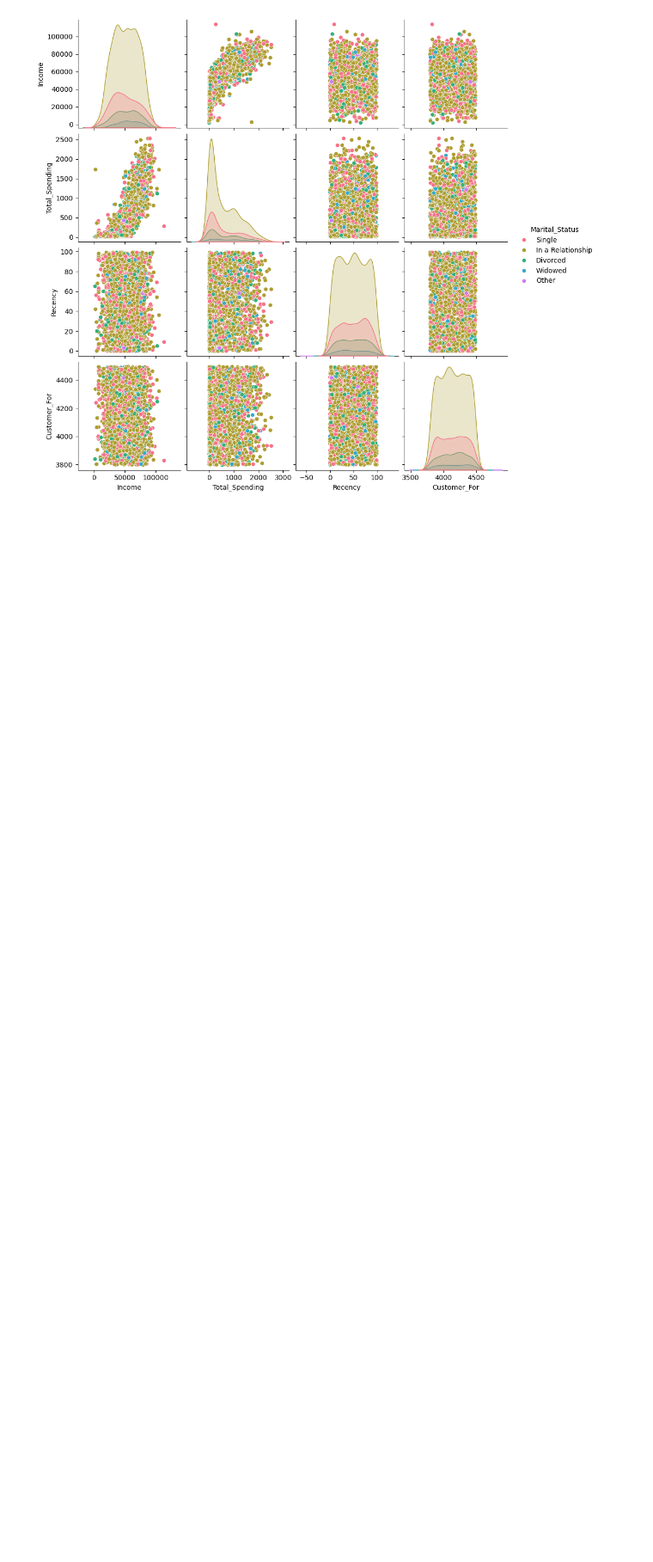
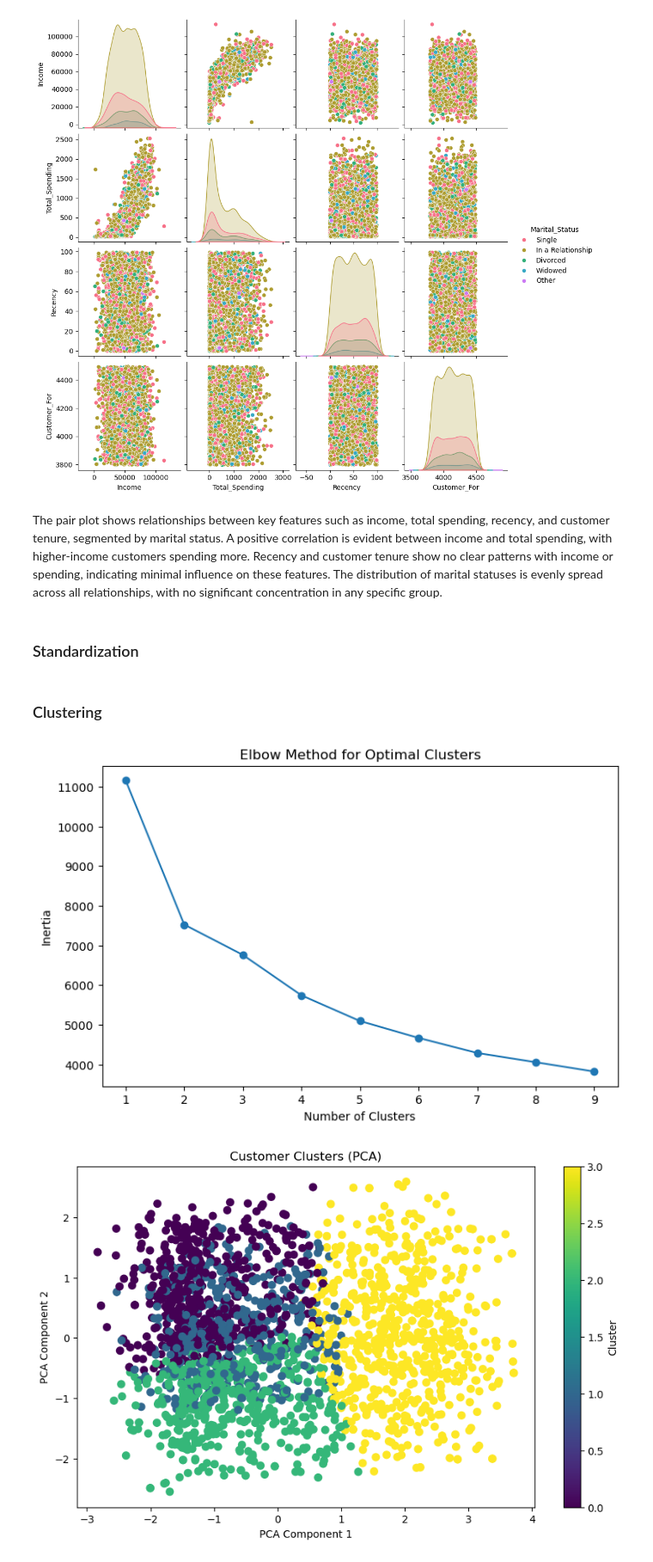
Before and after one commit to aryaandperimeter/Customer-Personality-Analysis, a Jupyter notebook: cpa.ipynb, the cells around one changed output. Shown at 86% size. Cells and saved outputs as stored; diff of their text form; code cells hidden in the pictures; blank space fills up the shorter version.

```diff
--- a/cpa.ipynb
+++ b/cpa.ipynb
@@ -281,3 +324,46 @@ sns.pairplot(data, vars=['Income', 'Total_Spending', 'Recency', 'Customer_For'],
 plt.show()
 # %% [output]
 [figure]
+# %% [markdown]
+The pair plot shows relationships between key features such as income, total spending, recency, and customer tenure, segmented by marital status. A positive correlation is evident between income and total spending, with higher-income customers spending more. Recency and customer tenure show no clear patterns with income or spending, indicating minimal influence on these features. The distribution of marital statuses is evenly spread across all relationships, with no significant concentration in any specific group.
+# %% [markdown]
+<h3>Standardization</h3>
+# %%
+# cell explanation: standardizing features
+from sklearn.preprocessing import StandardScaler
+features = ['Income', 'Total_Spending', 'Recency', 'Customer_For', 'Children']
+scaler = StandardScaler()
+X = scaler.fit_transform(data[features])
+# %% [markdown]
+<h3>Clustering</h3>
+# %%
+# cell explanation: using the elbow method to find the correct # of clusters, as well as creating cluster plot on PCA plot
+from sklearn.cluster import KMeans
+from sklearn.decomposition import PCA
+import matplotlib.pyplot as plt
+
+inertia = []
+for k in range(1, 10):
+    kmeans = KMeans(n_clusters=k, random_state=42)
+    kmeans.fit(X)
+    inertia.append(kmeans.inertia_)
+plt.figure(figsize=(8, 5))
+plt.plot(range(1, 10), inertia, marker='o')
+plt.title('Elbow Method for Optimal Clusters')
+plt.xlabel('Number of Clusters')
+plt.ylabel('Inertia')
+plt.show()
+kmeans = KMeans(n_clusters=4, random_state=42)
+data['Cluster'] = kmeans.fit_predict(X)
+pca = PCA(n_components=2)
+X_pca = pca.fit_transform(X)
+plt.figure(figsize=(10, 6))
+plt.scatter(X_pca[:, 0], X_pca[:, 1], c=data['Cluster'], cmap='viridis', s=50)
+plt.title('Customer Clusters (PCA)')
+plt.xlabel('PCA Component 1')
+plt.ylabel('PCA Component 2')
+plt.colorbar(label='Cluster')
+plt.show()
+# %% [output]
+[figure, added]
+[figure, added]
```
Also changed, not shown: parts of 56 cells of this notebook.
